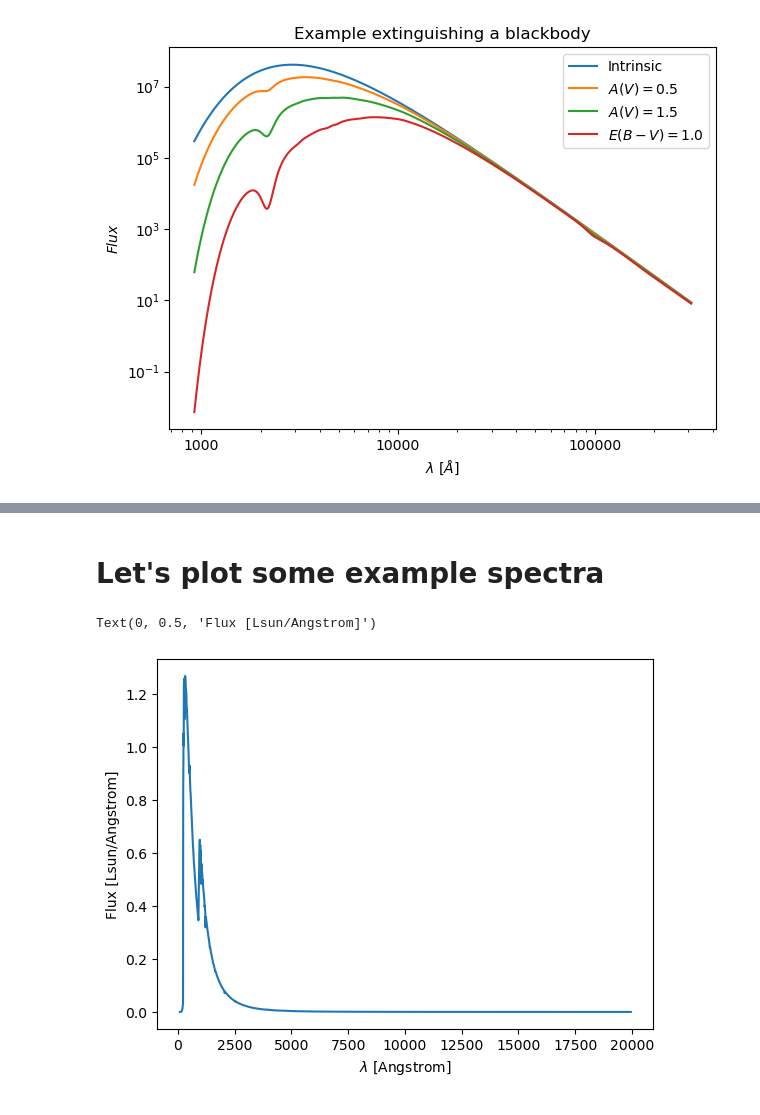
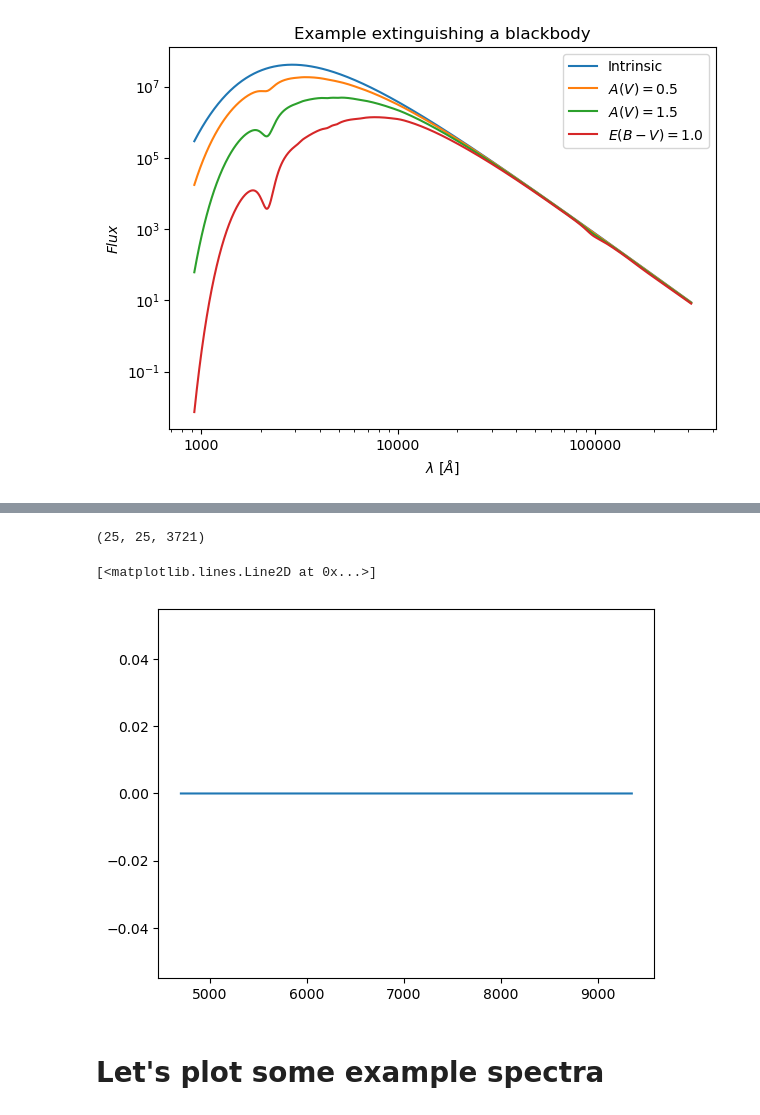
Before and after one commit to ufuk-cakir/rubix, a Jupyter notebook: notebooks/dust_extinction.ipynb, the cells around one changed output, grey strips where cells are left out. Drawn from its saved outputs; the diff is of its cells as text; code cells hidden in the pictures.

```diff
--- a/notebooks/dust_extinction.ipynb
+++ b/notebooks/dust_extinction.ipynb
@@ -214,2 +381,17 @@ ssp.flux.shape
+# %%
+#NBVAL_SKIP
+wave = pipe.telescope.wave_seq
+
+#spectra = rubixdata.stars.datacube # Spectra of all stars
+dusty_spectra = rubixdata_dust.stars.datacube # Spectra of all stars
+#print(spectra.shape)
+print(dusty_spectra.shape)
+
+#plt.plot(wave, spectra[12,12,:])
+plt.plot(wave, dusty_spectra[12,12,:])
+# %% [output]
+(25, 25, 3721)
+[<matplotlib.lines.Line2D at 0x...>]
+[figure, added]
 # %% [markdown]
 # Let's plot some example spectra
@@ -220,9 +397,0 @@ import numpy as np
-# %%
-# NBVAL_SKIP
-plt.plot(ssp.wavelength,ssp.flux[0][0])
-plt.xlabel(r'$\lambda$ [%s]'%config["fields"]["wavelength"]["units"])
-plt.ylabel(r'Flux [%s]'%config["fields"]["flux"]["units"])
-#plt.yscale("log")
-# %% [output]
-Text(0, 0.5, 'Flux [Lsun/Angstrom]')
-[figure, removed]
```
Also changed, not shown: parts of 41 cells of this notebook, 13 other files.
